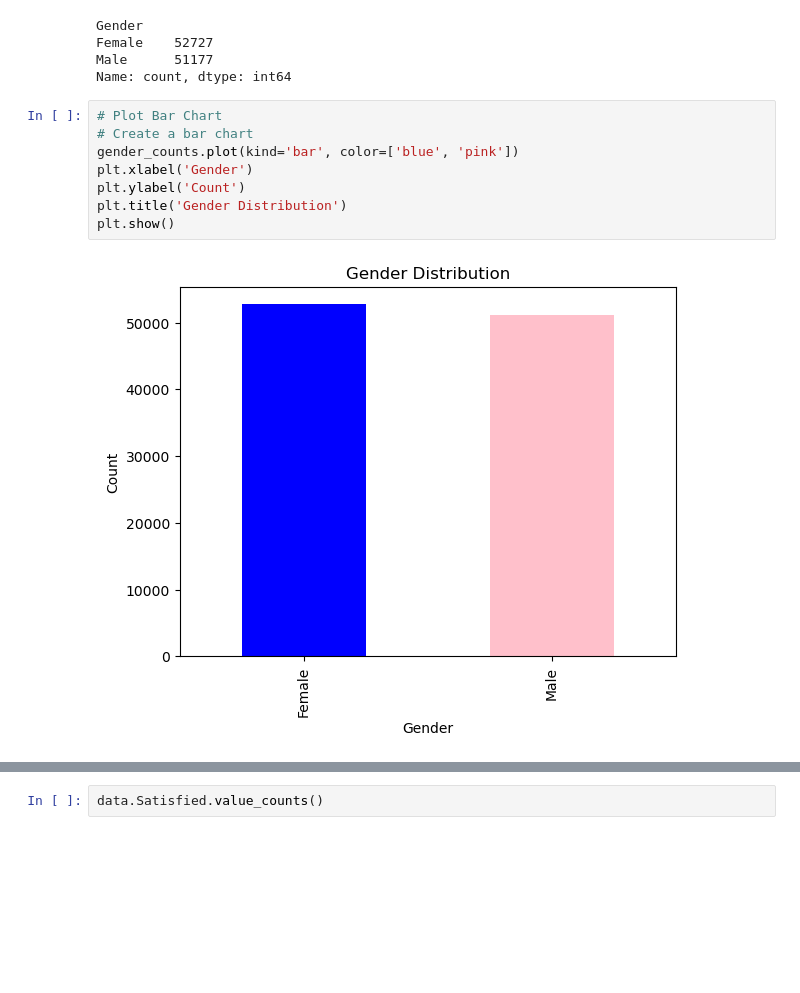
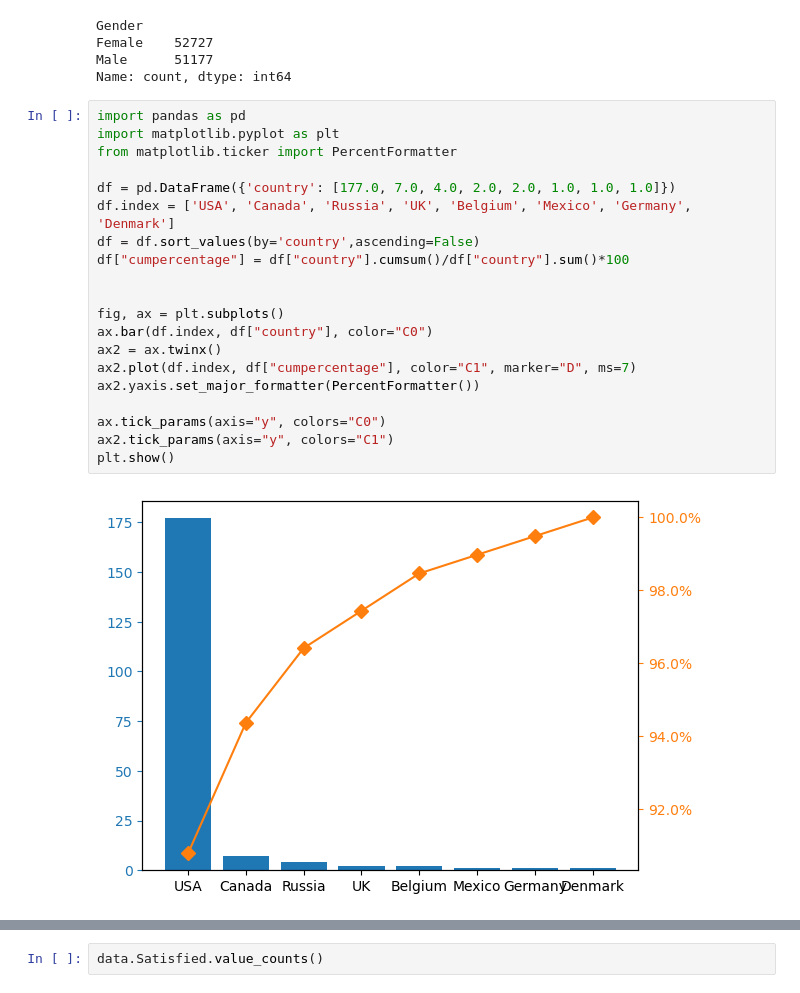
Before and after one commit to zeeshanayaz/data_analysis_and_visualization, a Jupyter notebook: assignment/silksky/main.ipynb, the cells around one changed output, grey strips where cells are left out. Cells and saved outputs as stored; diff of their text form; blank space fills up the shorter version.

```diff
--- a/assignment/silksky/main.ipynb
+++ b/assignment/silksky/main.ipynb
@@ -27,12 +27,24 @@ Female    52727
 Male      51177
 Name: count, dtype: int64
 # %%
-# Plot Bar Chart
-# Create a bar chart
-gender_counts.plot(kind='bar', color=['blue', 'pink'])
-plt.xlabel('Gender')
-plt.ylabel('Count')
-plt.title('Gender Distribution')
+import pandas as pd
+import matplotlib.pyplot as plt
+from matplotlib.ticker import PercentFormatter
+
+df = pd.DataFrame({'country': [177.0, 7.0, 4.0, 2.0, 2.0, 1.0, 1.0, 1.0]})
+df.index = ['USA', 'Canada', 'Russia', 'UK', 'Belgium', 'Mexico', 'Germany', 'Denmark']
+df = df.sort_values(by='country',ascending=False)
+df["cumpercentage"] = df["country"].cumsum()/df["country"].sum()*100
+
+
+fig, ax = plt.subplots()
+ax.bar(df.index, df["country"], color="C0")
+ax2 = ax.twinx()
+ax2.plot(df.index, df["cumpercentage"], color="C1", marker="D", ms=7)
+ax2.yaxis.set_major_formatter(PercentFormatter())
+
+ax.tick_params(axis="y", colors="C0")
+ax2.tick_params(axis="y", colors="C1")
 plt.show()
 # %% [output]
-[figure, old version]
+[figure, new version]
```
Also changed, not shown: parts of 1 cell of this notebook, 10 other files.
